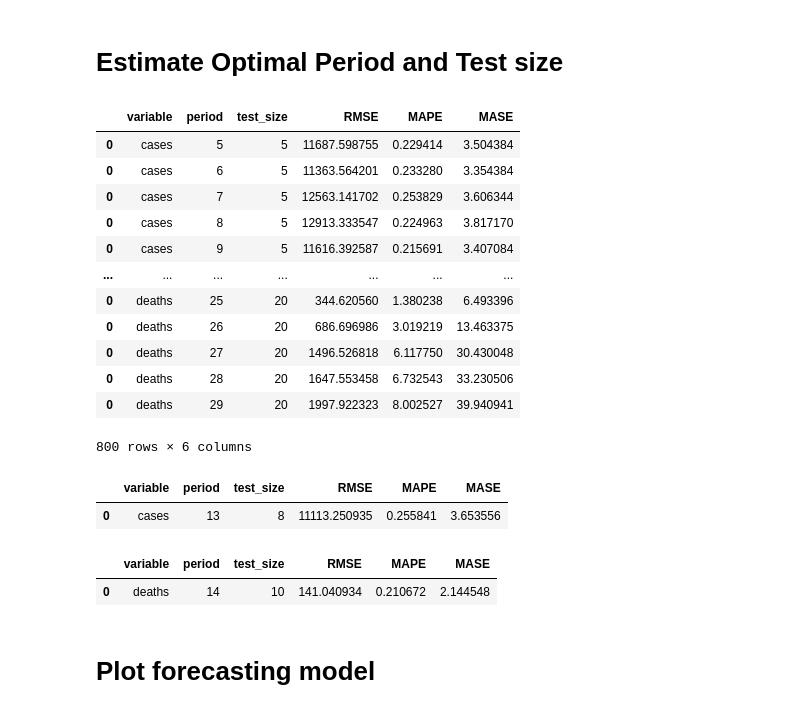
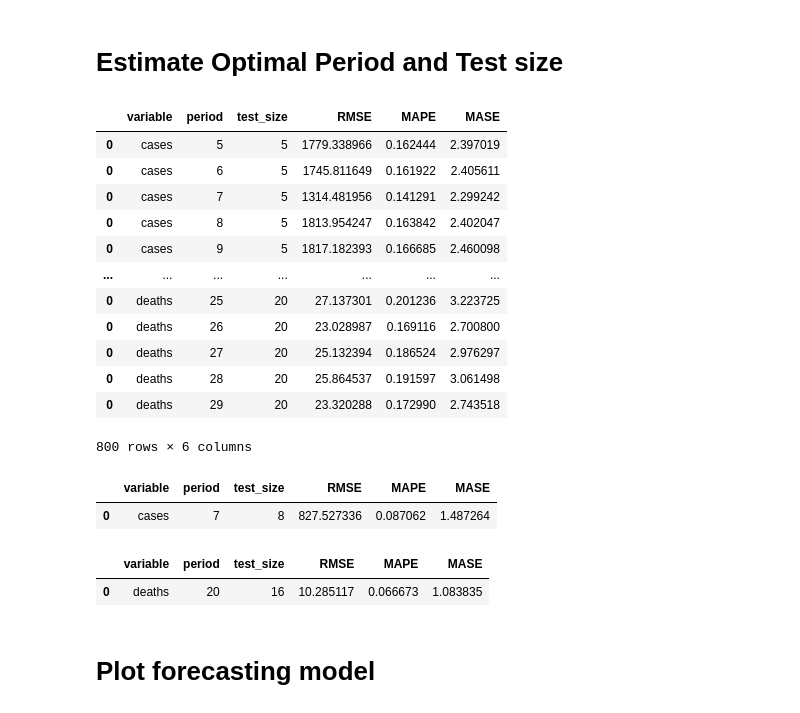
Before and after one commit to TRACE-LAC/pet-epi-notebooks, a Jupyter notebook: notebooks/proyeccion_sktime_epi_mc.ipynb, the cells around one changed output. Saved outputs shown, nothing was run; the diff lists cells and outputs as text; code cells hidden in the pictures.

```diff
--- a/notebooks/proyeccion_sktime_epi_mc.ipynb
+++ b/notebooks/proyeccion_sktime_epi_mc.ipynb
@@ -85,15 +85,23 @@ def forecasting_model(df_, vars_, freq_, periods_range, test_size_range, verbose
 # %% [markdown]
 # Variables
 # %%
-df_epi_mc = pd.read_csv("../data/df_covid19.csv")
-df_epi_mc = df_epi_mc[df_epi_mc["epi_week"] != 53]
-df_epi_mc.index = get_date_index(df_ = df_epi_mc)
+df_epi_mc_0 = pd.read_csv("../data/df_covid19.csv")
+df_epi_mc_0["date"] = pd.to_datetime(df_epi_mc_0["date"], errors = "coerce")
 
 # Local estimation example
 region_ = "Bogota"
 date_ = "2021-06-01"
 
-df_epi_mc = df_epi_mc[((df_epi_mc["region"] == region_) & (df_epi_mc["date"] <= date_))][["cases", "deaths"]].fillna(0)
-df_epi_mc.head(5)
+df_epi_mc = df_epi_mc_0[((df_epi_mc_0["region"] == region_) & (df_epi_mc_0["date"] <= date_))][["date", "cases", "deaths"]].fillna(0)
+
+# Set date index
+df_epi_mc.set_index(["date"], inplace = True)
+#df_epi_mc.index = get_date_index(df_ = df_epi_mc)
+
+# Resample in epidemiological week
+period_ = "1D"
+#df_epi_mc = df_epi_mc.astype(int).resample(period_).sum()
+#df_epi_mc = df_epi_mc[df_epi_mc["deaths"] != 0]
+df_epi_mc.head(10)
 # %% [output]
 |  | cases | deaths |
@@ -105,6 +118,0 @@ df_epi_mc.head(5)
-# %%
-# Resample in epidemiological week
-period_ = "1W"
-df_epi_mc = df_epi_mc.astype(int).resample(period_).sum()
-df_epi_mc = df_epi_mc[df_epi_mc["deaths"] != 0]
-df_epi_mc.head(10)
@@ -123,34 +119,34 @@ df_epi_mc.head(10)
 # %% [markdown]
 # Estimate Optimal Period and Test size
 # %%
-df_params_ = forecasting_model(df_ = df_epi_mc, vars_ = ["cases", "deaths"], freq_ = "W", periods_range = range(5, 30), test_size_range = range(5, 21))
+df_params_ = forecasting_model(df_ = df_epi_mc, vars_ = ["cases", "deaths"], freq_ = "D", periods_range = range(5, 30), test_size_range = range(5, 21))
 df_params_
 # %% [output]
 |  | variable | period | test_size | RMSE | MAPE | MASE |
-| 0 | cases | 5 | 5 | 11687.598755 | 0.229414 | 3.504384 |
-| 0 | cases | 6 | 5 | 11363.564201 | 0.233280 | 3.354384 |
-| 0 | cases | 7 | 5 | 12563.141702 | 0.253829 | 3.606344 |
-| 0 | cases | 8 | 5 | 12913.333547 | 0.224963 | 3.817170 |
-| 0 | cases | 9 | 5 | 11616.392587 | 0.215691 | 3.407084 |
+| 0 | cases | 5 | 5 | 1779.338966 | 0.162444 | 2.397019 |
+| 0 | cases | 6 | 5 | 1745.811649 | 0.161922 | 2.405611 |
+| 0 | cases | 7 | 5 | 1314.481956 | 0.141291 | 2.299242 |
+| 0 | cases | 8 | 5 | 1813.954247 | 0.163842 | 2.402047 |
+| 0 | cases | 9 | 5 | 1817.182393 | 0.166685 | 2.460098 |
 | ... | ... | ... | ... | ... | ... | ... |
-| 0 | deaths | 25 | 20 | 344.620560 | 1.380238 | 6.493396 |
-| 0 | deaths | 26 | 20 | 686.696986 | 3.019219 | 13.463375 |
-| 0 | deaths | 27 | 20 | 1496.526818 | 6.117750 | 30.430048 |
-| 0 | deaths | 28 | 20 | 1647.553458 | 6.732543 | 33.230506 |
-| 0 | deaths | 29 | 20 | 1997.922323 | 8.002527 | 39.940941 |
+| 0 | deaths | 25 | 20 | 27.137301 | 0.201236 | 3.223725 |
+| 0 | deaths | 26 | 20 | 23.028987 | 0.169116 | 2.700800 |
+| 0 | deaths | 27 | 20 | 25.132394 | 0.186524 | 2.976297 |
+| 0 | deaths | 28 | 20 | 25.864537 | 0.191597 | 3.061498 |
+| 0 | deaths | 29 | 20 | 23.320288 | 0.172990 | 2.743518 |
 800 rows × 6 columns
 # %%
 df_opt_cases = df_params_[df_params_["variable"] == "cases"]
 df_opt_cases[df_opt_cases["RMSE"] == df_opt_cases["RMSE"].min()]
 # %% [output]
 |  | variable | period | test_size | RMSE | MAPE | MASE |
-| 0 | cases | 13 | 8 | 11113.250935 | 0.255841 | 3.653556 |
+| 0 | cases | 7 | 8 | 827.527336 | 0.087062 | 1.487264 |
 # %%
 df_opt_deaths = df_params_[df_params_["variable"] == "deaths"]
 df_opt_deaths[df_opt_deaths["RMSE"] == df_opt_deaths["RMSE"].min()]
 # %% [output]
 |  | variable | period | test_size | RMSE | MAPE | MASE |
-| 0 | deaths | 14 | 10 | 141.040934 | 0.210672 | 2.144548 |
+| 0 | deaths | 20 | 16 | 10.285117 | 0.066673 | 1.083835 |
 # %% [markdown]
 # Plot forecasting model
 # %%
```
Also changed, not shown: parts of 3 cells of this notebook.
